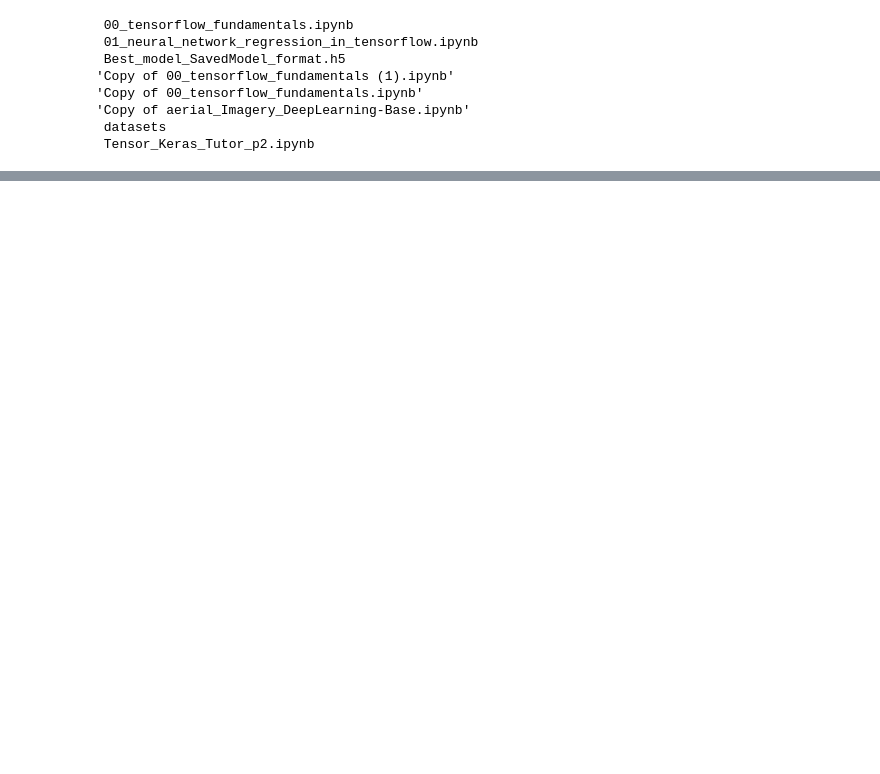
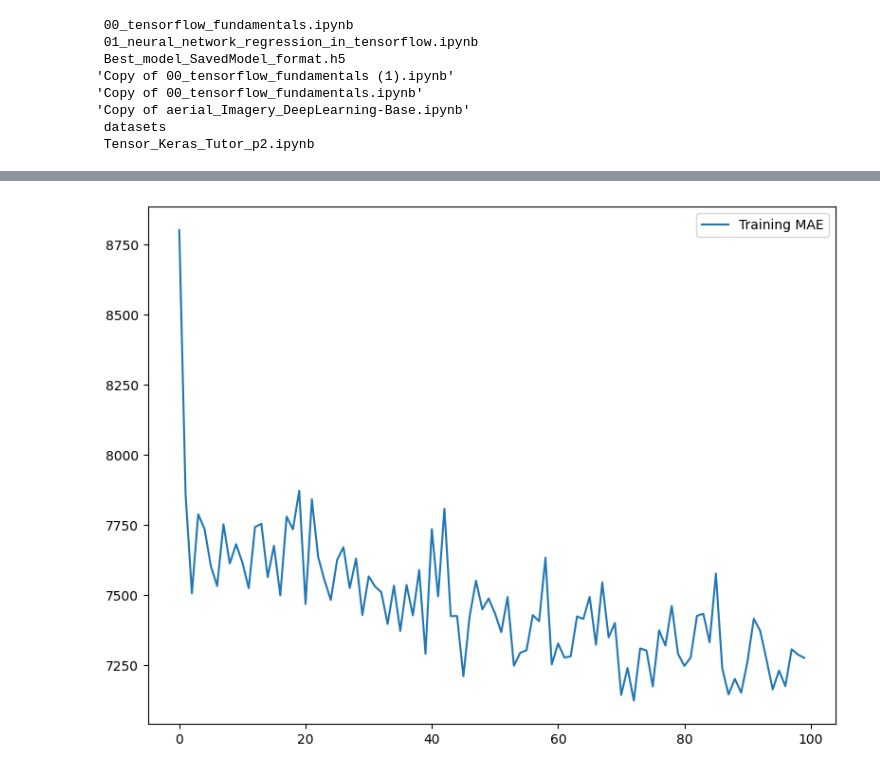
Before and after one commit to simongiando/deep-learning, a Jupyter notebook: Fundamentals/01_neural_network_regression_in_tensorflow.ipynb, the cells around one changed output, grey strips where cells are left out. Cells and saved outputs as stored; diff of their text form; code cells hidden in the pictures; blank space fills up the shorter version.

```diff
--- a/Fundamentals/01_neural_network_regression_in_tensorflow.ipynb
+++ b/Fundamentals/01_neural_network_regression_in_tensorflow.ipynb
@@ -1267,0 +1281,4 @@ files.download ("/content/Best_model_SavedModel_format.h5")
+# %%
+# Lets try one-hot encode our DataFrame
+insurance_one_hot = pd.get_dummies(insurance)
+insurance_one_hot.head()
@@ -1267,0 +1292,4 @@ files.download ("/content/Best_model_SavedModel_format.h5")
+# %%
+# Create X & y values (features & labels)
+X = insurance_one_hot.drop("charges",axis=1)
+y = insurance_one_hot["charges"]
@@ -1267,0 +1316,5 @@ files.download ("/content/Best_model_SavedModel_format.h5")
+# %%
+# Create training and test sets
+from sklearn.model_selection import train_test_split
+X_train, X_test, y_train, y_test = train_test_split(X,y,test_size=0.2,random_state=42)
+len(X), len(X_train), len(X_test)
@@ -1267,0 +1348,17 @@ files.download ("/content/Best_model_SavedModel_format.h5")
+# %%
+# Build a neural network
+tf.random.set_seed(42)
+
+# 1. Create the model
+insurance_model = tf.keras.Sequential([
+    tf.keras.layers.Dense(100,activation="relu",name="input_layers"),
+    tf.keras.layers.Dense(1,name="output_layer")
+])
+
+# 2. Compile the model
+insurance_model.compile(loss=tf.keras.losses.mae,
+                        optimizer=tf.keras.optimizers.SGD(),
+                        metrics=["mae"])
+
+# 3. Fit the model
+learning_history = insurance_model.fit(X_train,y_train,epochs=100)
@@ -1267,0 +1399,16 @@ files.download ("/content/Best_model_SavedModel_format.h5")
+# %%
+## Visualize the loss
+model_history = pd.DataFrame(learning_history.history)
+model_history['epoch'] = learning_history.epoch
+
+fig, ax = plt.subplots(1, figsize=(8,6))
+num_epochs = model_history.shape[0]
+
+ax.plot(np.arange(0, num_epochs), model_history["mae"],
+        label="Training MAE")
+ax.legend()
+
+plt.tight_layout()
+plt.show()
+# %% [output]
+[figure, added]
```
Also changed, not shown: parts of 83 cells of this notebook.
